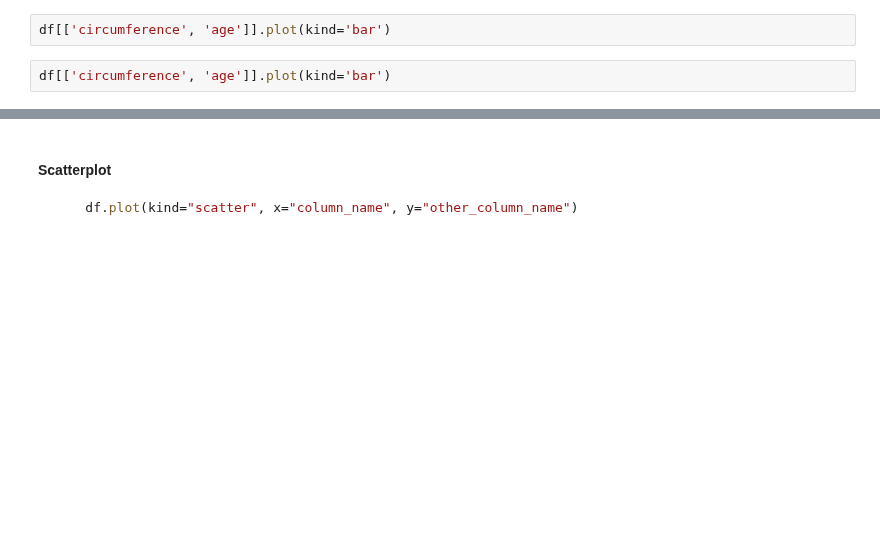
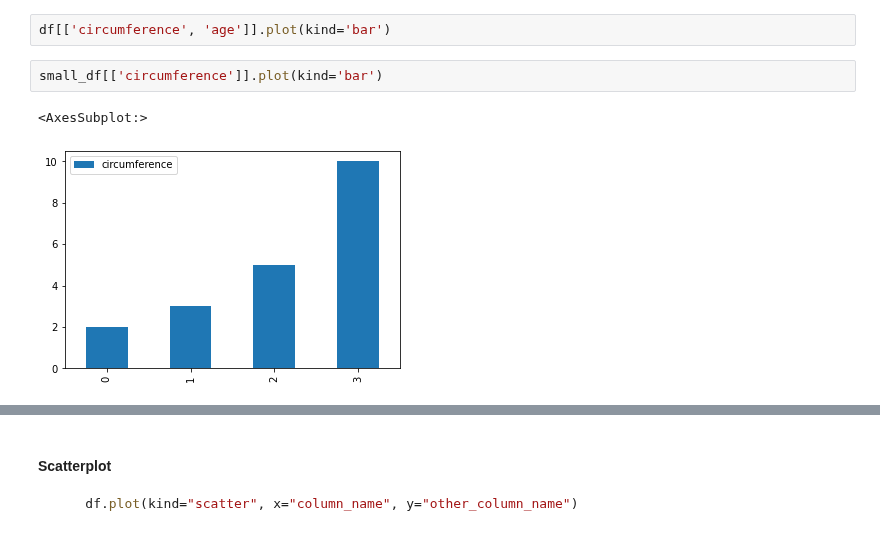
Before and after one commit to NBISweden/workshop-python, a Jupyter notebook: lectures/Day_4.ipynb, the cells around one changed output, grey strips where cells are left out. Drawn from its saved outputs; the diff is of its cells as text; blank space fills up the shorter version.

```diff
--- a/lectures/Day_4.ipynb
+++ b/lectures/Day_4.ipynb
@@ -813,5 +929,8 @@ plt.show()
 # %%
 df[['circumference', 'age']].plot(kind='bar')
 # %%
-df[['circumference', 'age']].plot(kind='bar')
+small_df[['circumference']].plot(kind='bar')
+# %% [output]
+<AxesSubplot:>
+[figure, added]
 # %%
```
Also changed, not shown: parts of 33 cells of this notebook, 3 other files.
